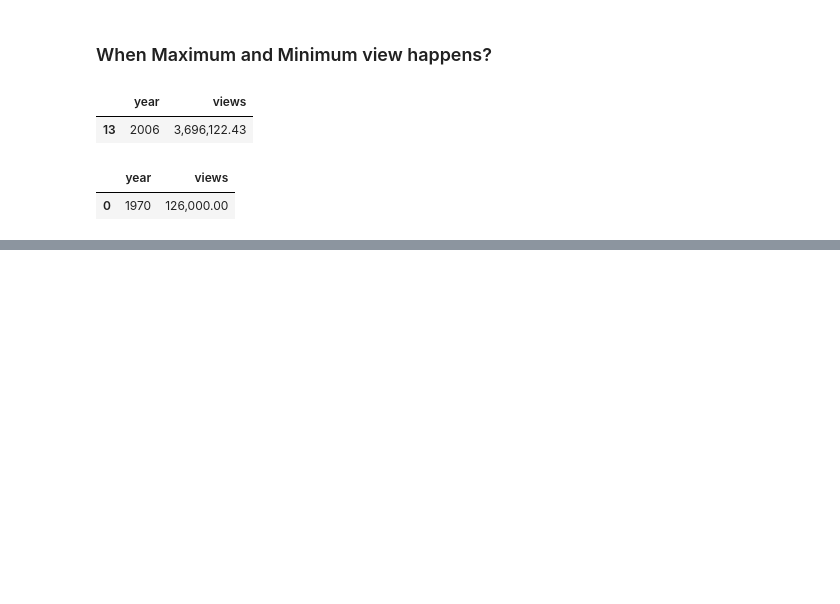
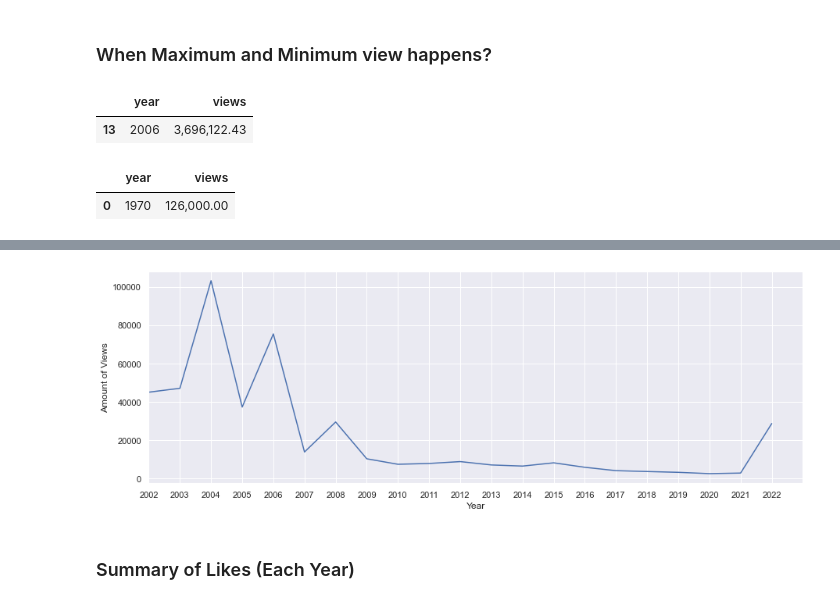
Before and after one commit to 3rda/Portfolio, a Jupyter notebook: TedTalksEDA/TedTalks.ipynb, the cells around one changed output, grey strips where cells are left out. Drawn from its saved outputs; the diff is of its cells as text; code cells hidden in the pictures; blank space fills up the shorter version.

Commit message:
Add files via upload
Adding Summary of Likes and Views in each video from each year.

```diff
--- a/TedTalksEDA/TedTalks.ipynb
+++ b/TedTalksEDA/TedTalks.ipynb
@@ -284,0 +315,5 @@ plt.show()
+# %%
+video_counts = data_cleaned['year'].value_counts()
+video_counts_year = pd.DataFrame(video_counts).reset_index()
+video_counts_year.columns = ['year','video_counts']
+video_counts_year.head()
@@ -320,0 +365,6 @@ views_table[views_table['views'] == views_table['views'].min()]
+# %%
+#merging views_table and video_counts_year.
+new_views = pd.merge(views_table,video_counts_year,on='year',how='left')
+new_views = new_views[new_views['video_counts'] > 10]
+#I decided to remove year when there are less than 10 videos, because the data seems so strange.
+new_views.head()
@@ -320,0 +378,4 @@ views_table[views_table['views'] == views_table['views'].min()]
+# %%
+#counting average views from each videos
+new_views['avg_views'] = new_views['views']/new_views['video_counts']
+new_views.sort_values(['video_counts'],ascending=False)
@@ -320,0 +400,13 @@ views_table[views_table['views'] == views_table['views'].min()]
+# %%
+#visualization of views average in each video, each year.
+plt.figure(figsize=(15,5))
+plt.plot(new_views['year'],new_views['avg_views'])
+plt.xlabel('Year')
+plt.xticks(new_views['year'])
+plt.xlim(2002)
+plt.ylabel('Amount of Views')
+plt.show()
+# %% [output]
+[figure, added]
+# %% [markdown]
+### Summary of Likes (Each Year)
```
Also changed, not shown: parts of 23 cells of this notebook.
